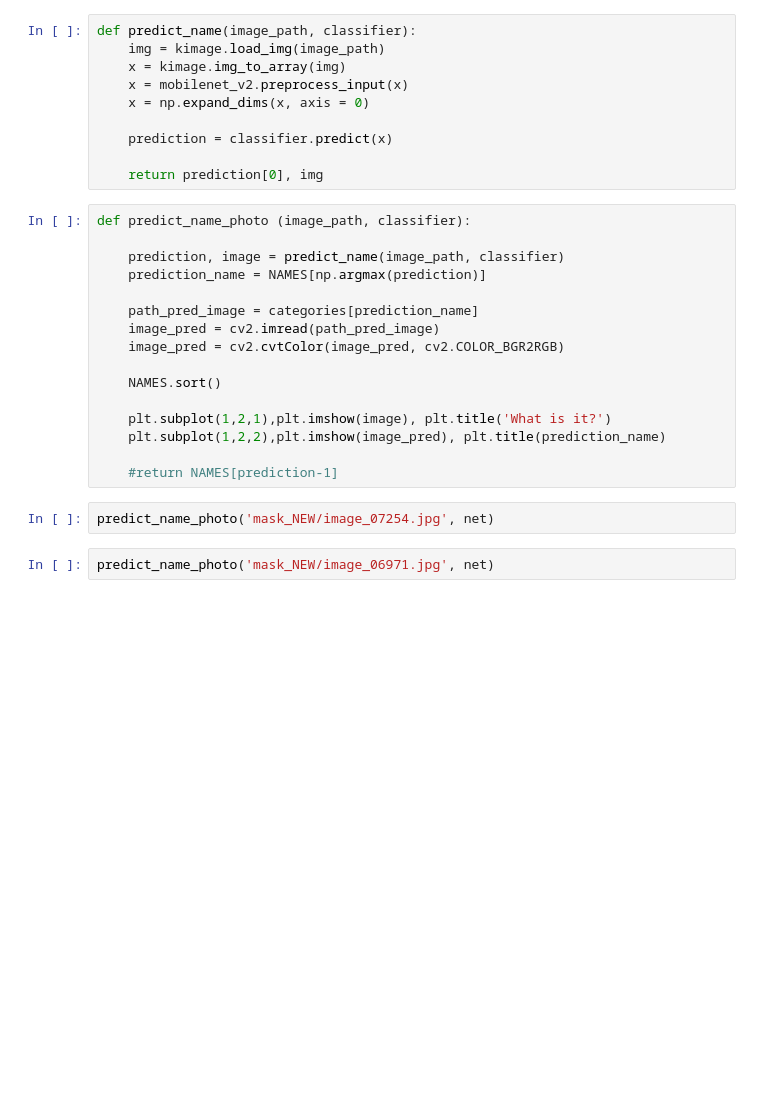
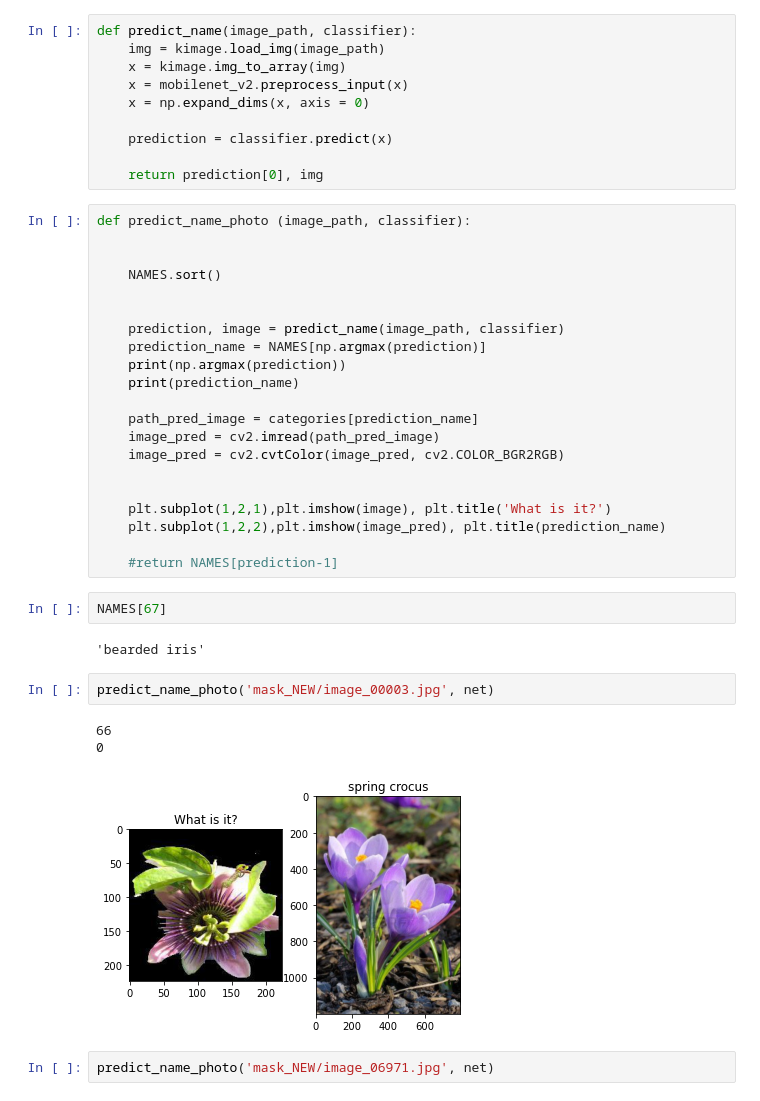
Before and after one commit to teresacigna/Progetto_AML, a Jupyter notebook: Script/classifier.ipynb, the cells around one changed output. Cells and saved outputs as stored; diff of their text form; blank space fills up the shorter version.

```diff
--- a/Script/classifier.ipynb
+++ b/Script/classifier.ipynb
@@ -152,20 +153,33 @@ def predict_name(image_path, classifier):
 # %%
 def predict_name_photo (image_path, classifier):
 
+
+    NAMES.sort()
+
+
     prediction, image = predict_name(image_path, classifier)
     prediction_name = NAMES[np.argmax(prediction)]
+    print(np.argmax(prediction))
+    print(prediction_name)
 
     path_pred_image = categories[prediction_name]
     image_pred = cv2.imread(path_pred_image)
     image_pred = cv2.cvtColor(image_pred, cv2.COLOR_BGR2RGB)
 
-    NAMES.sort()
 
     plt.subplot(1,2,1),plt.imshow(image), plt.title('What is it?')
     plt.subplot(1,2,2),plt.imshow(image_pred), plt.title(prediction_name)
 
     #return NAMES[prediction-1]
+# %%
+NAMES[67]
+# %% [output]
+'bearded iris'
 # %%
-predict_name_photo('mask_NEW/image_07254.jpg', net)
+predict_name_photo('mask_NEW/image_00003.jpg', net)
+# %% [output]
+66
+0
+[figure, added]
 # %%
 predict_name_photo('mask_NEW/image_06971.jpg', net)
```
Also changed, not shown: parts of 1 cell of this notebook, 1 other file.
